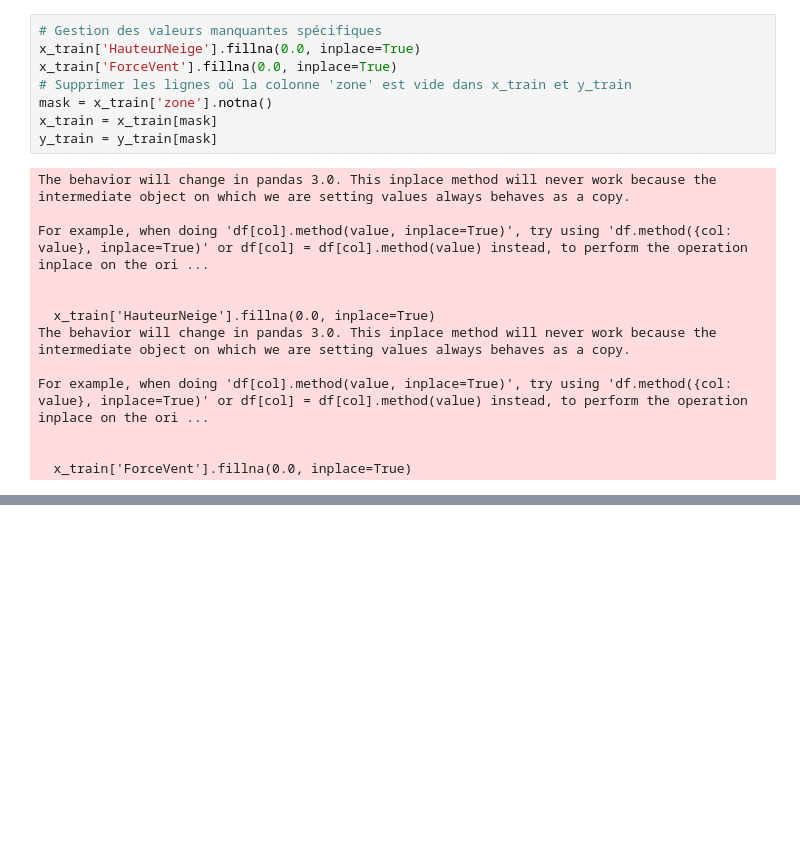
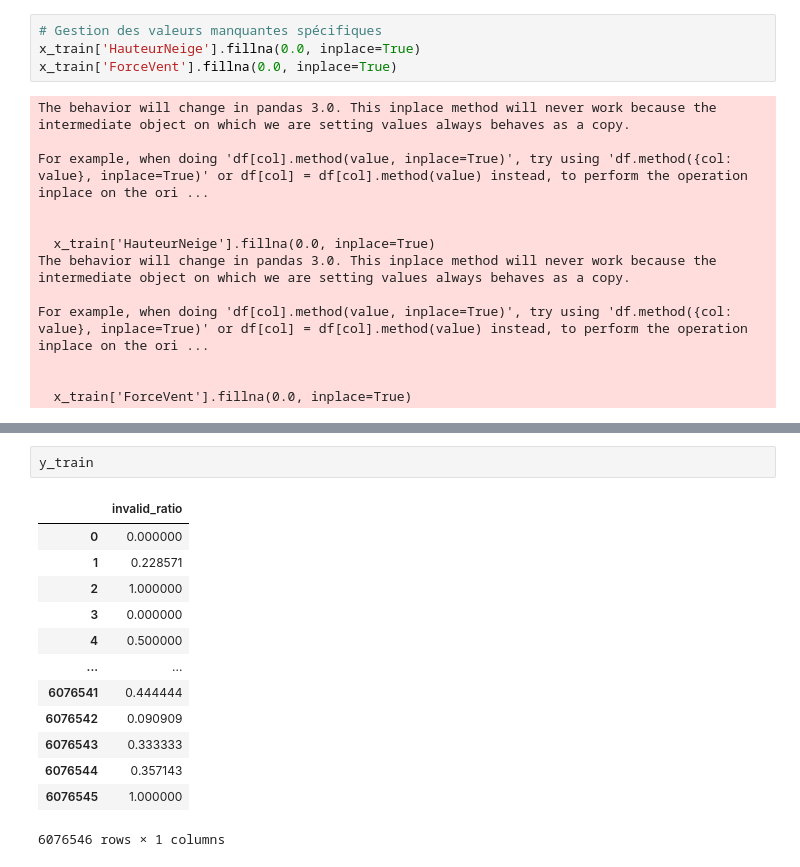
Before and after one commit to MyriamY/dasci_stationnement, a Jupyter notebook: EDA.ipynb, the cells around one changed output, grey strips where cells are left out. Drawn from its saved outputs; the diff is of its cells as text; blank space fills up the shorter version.

```diff
--- a/EDA.ipynb
+++ b/EDA.ipynb
@@ -453,10 +574,6 @@ zone: 47 valeurs uniques
 # Gestion des valeurs manquantes spécifiques
 x_train['HauteurNeige'].fillna(0.0, inplace=True)
 x_train['ForceVent'].fillna(0.0, inplace=True)
-# Supprimer les lignes où la colonne 'zone' est vide dans x_train et y_train
-mask = x_train['zone'].notna()
-x_train = x_train[mask]
-y_train = y_train[mask]
 # %% [output]
 The behavior will change in pandas 3.0. This inplace method will never work because the intermediate object on which we are setting values always behaves as a copy.
 
@@ -503,3 +627,19 @@ x_train
+# %%
+y_train
+# %% [output]
+|  | invalid_ratio |
+| 0 | 0.000000 |
+| 1 | 0.228571 |
+| 2 | 1.000000 |
+| 3 | 0.000000 |
+| 4 | 0.500000 |
+| ... | ... |
+| 6076541 | 0.444444 |
+| 6076542 | 0.090909 |
+| 6076543 | 0.333333 |
+| 6076544 | 0.357143 |
+| 6076545 | 1.000000 |
+6076546 rows × 1 columns
 # %%
 import pandas as pd
 import xgboost as xgb
```
Also changed, not shown: parts of 22 cells of this notebook.
